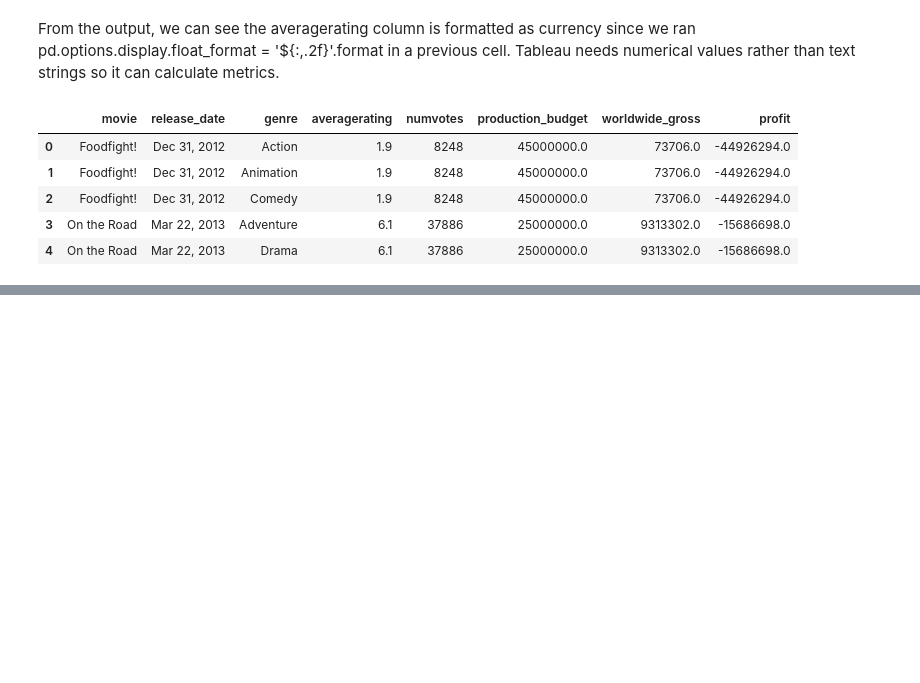
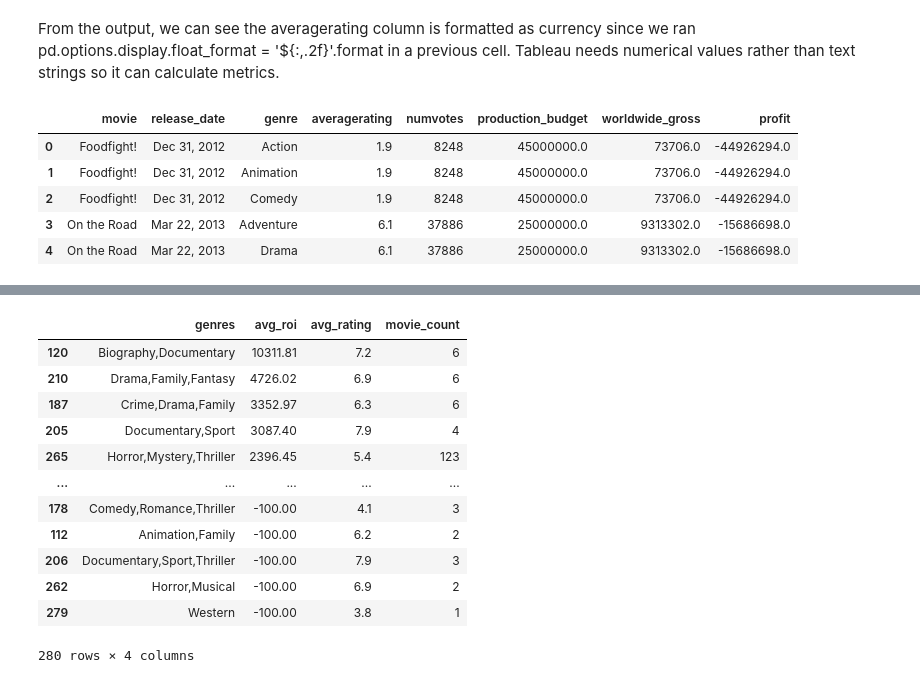
Before and after one commit to oliverkiplagat/Studio_Launch-Pad, a Jupyter notebook: student.ipynb, the cells around one changed output, grey strips where cells are left out. Saved outputs shown, nothing was run; the diff lists cells and outputs as text; code cells hidden in the pictures; blank space fills up the shorter version.

```diff
--- a/student.ipynb
+++ b/student.ipynb
@@ -232,0 +278,44 @@ display(tableau_export.head())
+# %%
+# Ensuring budgets_df has profit calculated
+if 'profit' not in budgets_df.columns:
+    budgets_df['profit'] = budgets_df['worldwide_gross'] - budgets_df['production_budget']
+
+# Merging df_genres_exploded with budgets_df
+merged_genres = pd.merge(
+    df_genres_exploded,
+    budgets_df[['movie', 'production_budget', 'worldwide_gross', 'profit']],
+    left_on='primary_title',
+    right_on='movie',
+    how='inner'
+)
+
+# Calculating ROI (%)
+merged_genres['roi'] = (merged_genres['profit'] / merged_genres['production_budget']) * 100
+
+# Group by genre to get average ROI and average rating
+genre_agg = merged_genres.groupby('genres').agg(
+    avg_roi=('roi', 'mean'),
+    avg_rating=('averagerating', 'mean'),
+    movie_count=('genres', 'count')
+).reset_index()
+
+# Round and sort by highest average ROI
+genre_agg['avg_roi'] = genre_agg['avg_roi'].round(2)
+genre_agg['avg_rating'] = genre_agg['avg_rating'].round(2)
+genre_agg = genre_agg.sort_values(by='avg_roi', ascending=False)
+
+display(genre_agg)
+# %% [output]
+|  | genres | avg_roi | avg_rating | movie_count |
+| 120 | Biography,Documentary | 10311.81 | 7.2 | 6 |
+| 210 | Drama,Family,Fantasy | 4726.02 | 6.9 | 6 |
+| 187 | Crime,Drama,Family | 3352.97 | 6.3 | 6 |
+| 205 | Documentary,Sport | 3087.40 | 7.9 | 4 |
+| 265 | Horror,Mystery,Thriller | 2396.45 | 5.4 | 123 |
+| ... | ... | ... | ... | ... |
+| 178 | Comedy,Romance,Thriller | -100.00 | 4.1 | 3 |
+| 112 | Animation,Family | -100.00 | 6.2 | 2 |
+| 206 | Documentary,Sport,Thriller | -100.00 | 7.9 | 3 |
+| 262 | Horror,Musical | -100.00 | 6.9 | 2 |
+| 279 | Western | -100.00 | 3.8 | 1 |
+280 rows × 4 columns
```
Also changed, not shown: parts of 6 cells of this notebook, 1 other file.
